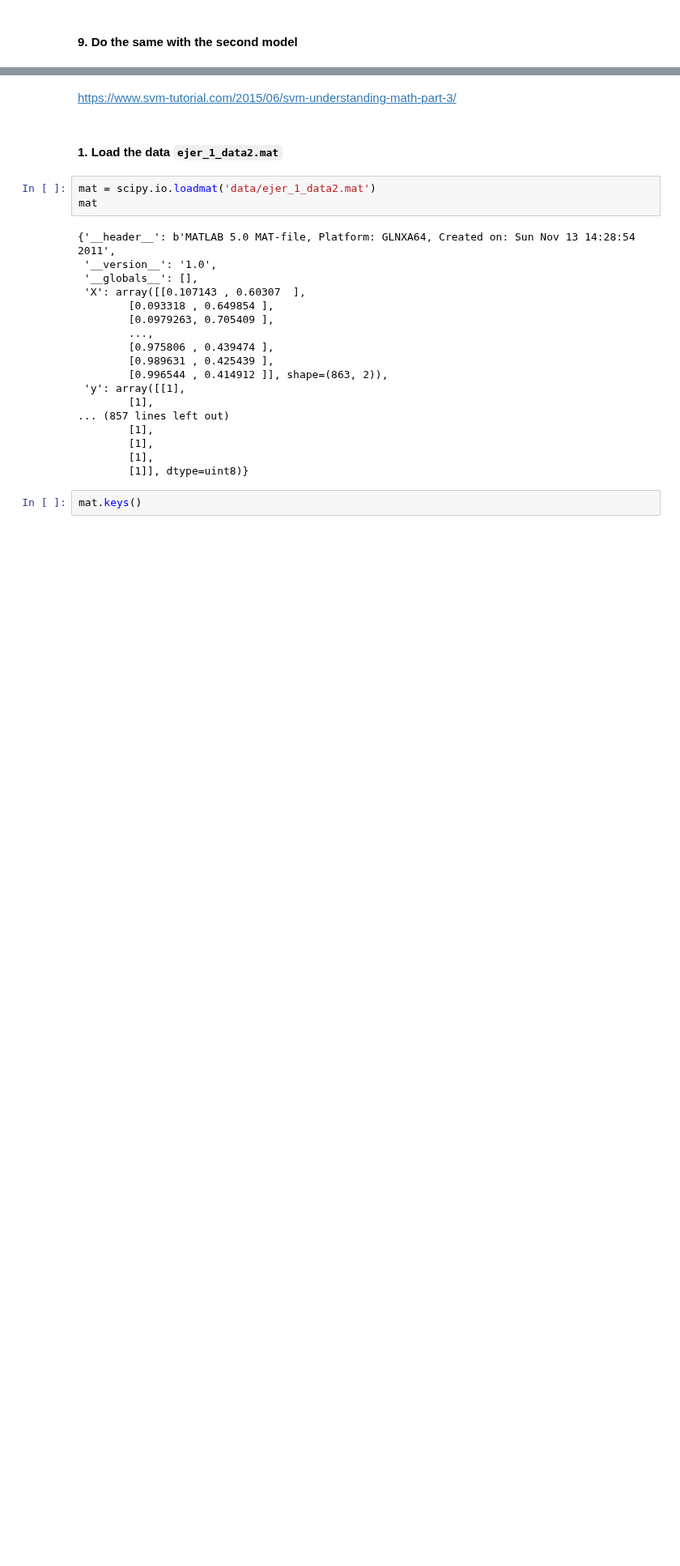
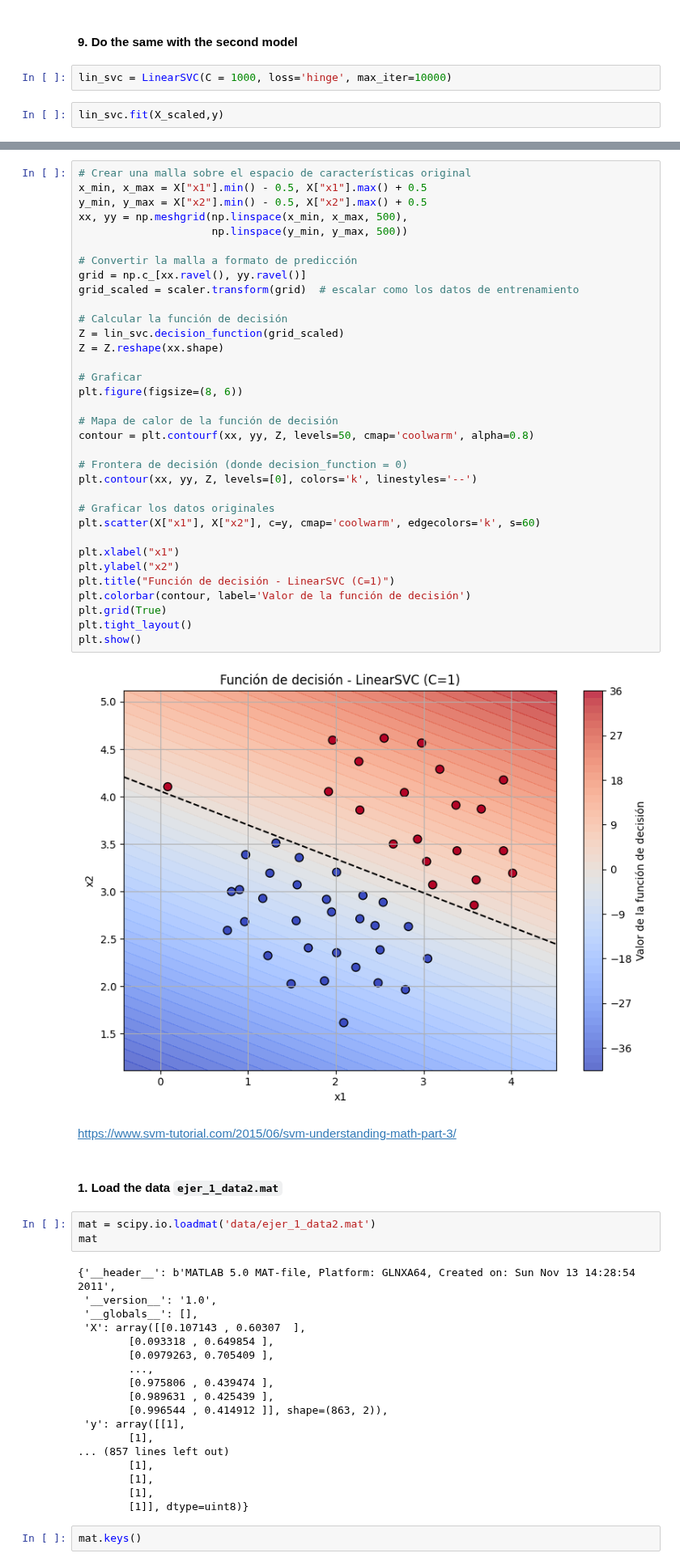
Before and after one commit to InigoLopez1999/2503_dsft_thebridge_inigolopez, a Jupyter notebook: 3-Machine_Learning/1-Supervisado/3-RegorClass/8-SVM/ejercicios/Ejercicios_SVM.ipynb, the cells around one changed output, grey strips where cells are left out. Shown at 81% size. Drawn from its saved outputs; the diff is of its cells as text; blank space fills up the shorter version.

```diff
--- a/3-Machine_Learning/1-Supervisado/3-RegorClass/8-SVM/ejercicios/Ejercicios_SVM.ipynb
+++ b/3-Machine_Learning/1-Supervisado/3-RegorClass/8-SVM/ejercicios/Ejercicios_SVM.ipynb
@@ -219,2 +284,6 @@ Get the `decision_function()` output for the first model. Plot a scatterplot wit
 # %% [markdown]
 #### 9. Do the same with the second model
+# %%
+lin_svc = LinearSVC(C = 1000, loss='hinge', max_iter=10000)
+# %%
+lin_svc.fit(X_scaled,y)
@@ -221,3 +292,39 @@ Get the `decision_function()` output for the first model. Plot a scatterplot wit
+# %%
+# Crear una malla sobre el espacio de características original
+x_min, x_max = X["x1"].min() - 0.5, X["x1"].max() + 0.5
+y_min, y_max = X["x2"].min() - 0.5, X["x2"].max() + 0.5
+xx, yy = np.meshgrid(np.linspace(x_min, x_max, 500),
+                     np.linspace(y_min, y_max, 500))
+
+# Convertir la malla a formato de predicción
+grid = np.c_[xx.ravel(), yy.ravel()]
+grid_scaled = scaler.transform(grid)  # escalar como los datos de entrenamiento
+
+# Calcular la función de decisión
+Z = lin_svc.decision_function(grid_scaled)
+Z = Z.reshape(xx.shape)
+
+# Graficar
+plt.figure(figsize=(8, 6))
+
+# Mapa de calor de la función de decisión
+contour = plt.contourf(xx, yy, Z, levels=50, cmap='coolwarm', alpha=0.8)
+
+# Frontera de decisión (donde decision_function = 0)
+plt.contour(xx, yy, Z, levels=[0], colors='k', linestyles='--')
+
+# Graficar los datos originales
+plt.scatter(X["x1"], X["x2"], c=y, cmap='coolwarm', edgecolors='k', s=60)
+
+plt.xlabel("x1")
+plt.ylabel("x2")
+plt.title("Función de decisión - LinearSVC (C=1)")
+plt.colorbar(contour, label='Valor de la función de decisión')
+plt.grid(True)
+plt.tight_layout()
+plt.show()
+# %% [output]
+[figure, added]
 # %% [markdown]
 https://www.svm-tutorial.com/2015/06/svm-understanding-math-part-3/
 # %% [markdown]
```
Also changed, not shown: parts of 20 cells of this notebook.
